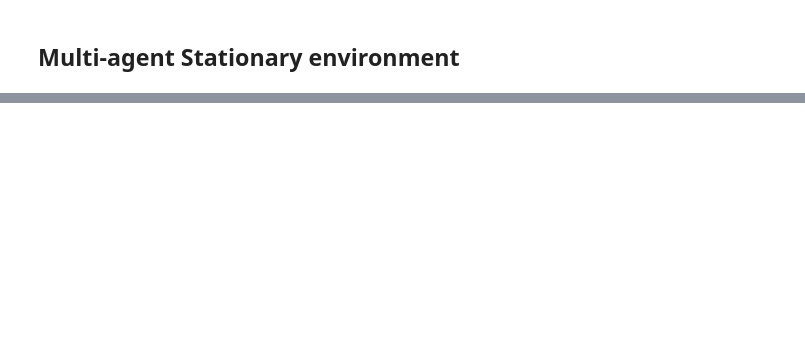
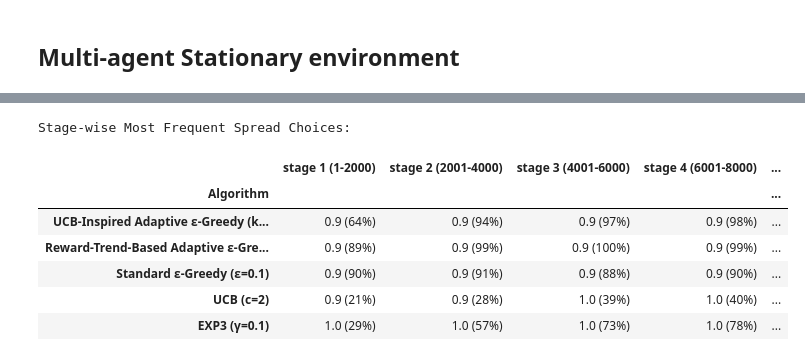
Before and after one commit to jessie-1001/RS-PROJECT, a Jupyter notebook: New_Algorithm_in_OTC.ipynb, the cells around one changed output, grey strips where cells are left out. Saved outputs shown, nothing was run; the diff lists cells and outputs as text; code cells hidden in the pictures; blank space fills up the shorter version.

```diff
--- a/New_Algorithm_in_OTC.ipynb
+++ b/New_Algorithm_in_OTC.ipynb
@@ -661,0 +643,53 @@ plt.show()
+# %%
+# ==========================
+# Stage Analysis
+# ==========================
+num_stages = num_steps // dynamic_interval
+
+
+# Create stage labels
+stage_labels = [f'stage {i+1} ({i*dynamic_interval+1}-{(i+1)*dynamic_interval})'
+                for i in range(num_stages)]
+
+# Create results dictionary
+stage_results = []
+
+# Analyze each agent's spread choices
+for agent_idx in range(spread_history.shape[1]):
+    agent_data = spread_history[:, agent_idx]
+    agent_name = agent_configs[agent_idx]['label']
+
+    stage_stats = []
+    for stage in range(num_stages):
+        start = stage * dynamic_interval
+        end = (stage + 1) * dynamic_interval
+        stage_spreads = agent_data[start:end]
+
+        # Get most common spread and its frequency
+        unique, counts = np.unique(stage_spreads, return_counts=True)
+        max_idx = np.argmax(counts)
+        freq_spread = unique[max_idx]
+        freq_percent = (counts[max_idx]/dynamic_interval)*100
+
+        stage_stats.append(f"{freq_spread:.1f} ({freq_percent:.0f}%)")
+
+    stage_results.append({
+        'Algorithm': agent_name,
+        **{stage_labels[i]: stage_stats[i] for i in range(num_stages)}
+    })
+
+# Create and display DataFrame
+results_df = pd.DataFrame(stage_results).set_index('Algorithm')
+print("\nStage-wise Most Frequent Spread Choices:")
+display(results_df.style.set_table_styles([
+    {'selector': 'th', 'props': [('white-space', 'nowrap')]}
+]))
+# %% [output]
+Stage-wise Most Frequent Spread Choices:
+|  | stage 1 (1-2000) | stage 2 (2001-4000) | stage 3 (4001-6000) | stage 4 (6001-8000) | ... |
+| Algorithm |  |  |  |  | ... |
+| UCB-Inspired Adaptive ε-Greedy (k... | 0.9 (64%) | 0.9 (94%) | 0.9 (97%) | 0.9 (98%) | ... |
+| Reward-Trend-Based Adaptive ε-Gre... | 0.9 (89%) | 0.9 (99%) | 0.9 (100%) | 0.9 (99%) | ... |
+| Standard ε-Greedy (ε=0.1) | 0.9 (90%) | 0.9 (91%) | 0.9 (88%) | 0.9 (90%) | ... |
+| UCB (c=2) | 0.9 (21%) | 0.9 (28%) | 1.0 (39%) | 1.0 (40%) | ... |
+| EXP3 (γ=0.1) | 1.0 (29%) | 1.0 (57%) | 1.0 (73%) | 1.0 (78%) | ... |
```
Also changed, not shown: parts of 4 cells of this notebook, 1 other file.
